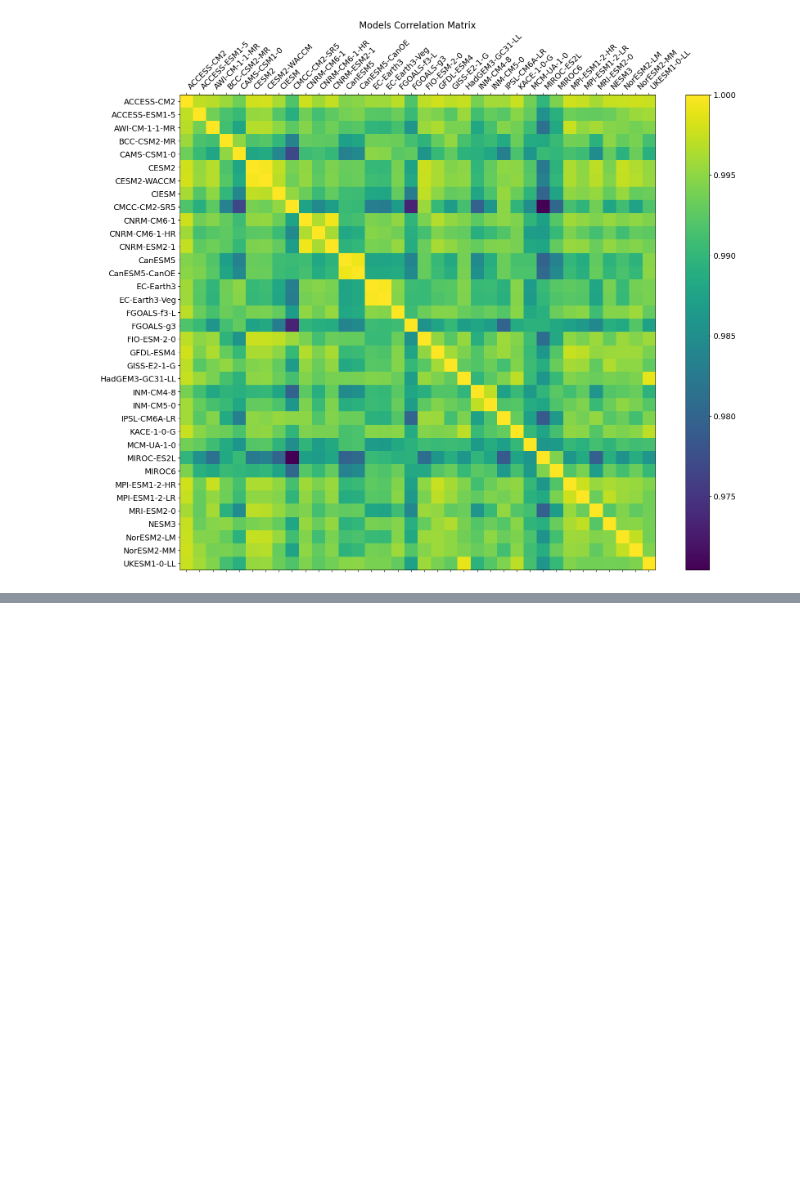
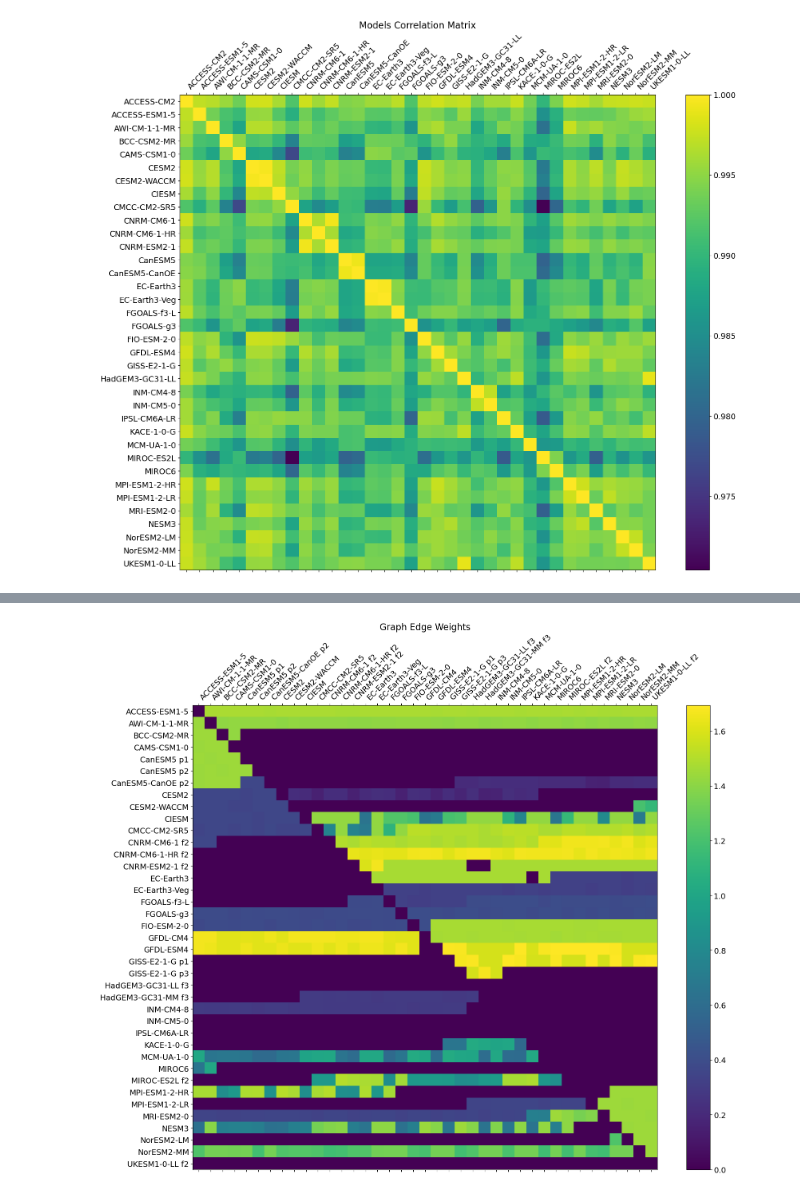
Before and after one commit to opticwiznub/Honours-Thesis, a Jupyter notebook: code/plotting.ipynb, the cells around one changed output, grey strips where cells are left out. Cells and saved outputs as stored; diff of their text form; code cells hidden in the pictures; blank space fills up the shorter version.

```diff
--- a/code/plotting.ipynb
+++ b/code/plotting.ipynb
@@ -258,0 +255,8 @@ plt.title('Models Correlation Matrix', fontsize=16);
+# %%
+file = open("model_names.txt", "r")
+data = file.read()
+data_into_list = data.split("\n")
+file.close()
+names = data_into_list
+names.pop(0)
+names
@@ -258,0 +281,5 @@ plt.title('Models Correlation Matrix', fontsize=16);
+# %%
+model3_adj = pd.read_csv('model_final_edgeweights3.csv')
+model3_adj.columns = names
+model3_adj.index = names
+model3_adj
@@ -258,0 +305,10 @@ plt.title('Models Correlation Matrix', fontsize=16);
+# %%
+f = plt.figure(figsize=(19, 15))
+plt.matshow(model3_adj, fignum=f.number)
+plt.xticks(range(model3_adj.select_dtypes(['number']).shape[1]), model3_adj.select_dtypes(['number']).columns, fontsize=14, rotation=45, ha='left')
+plt.yticks(range(model3_adj.select_dtypes(['number']).shape[1]), model3_adj.select_dtypes(['number']).columns, fontsize=14)
+cb = plt.colorbar()
+cb.ax.tick_params(labelsize=14)
+plt.title('Graph Edge Weights', fontsize=16);
+# %% [output]
+[figure, added]
```
Also changed, not shown: parts of 13 cells of this notebook, 30 other files.
